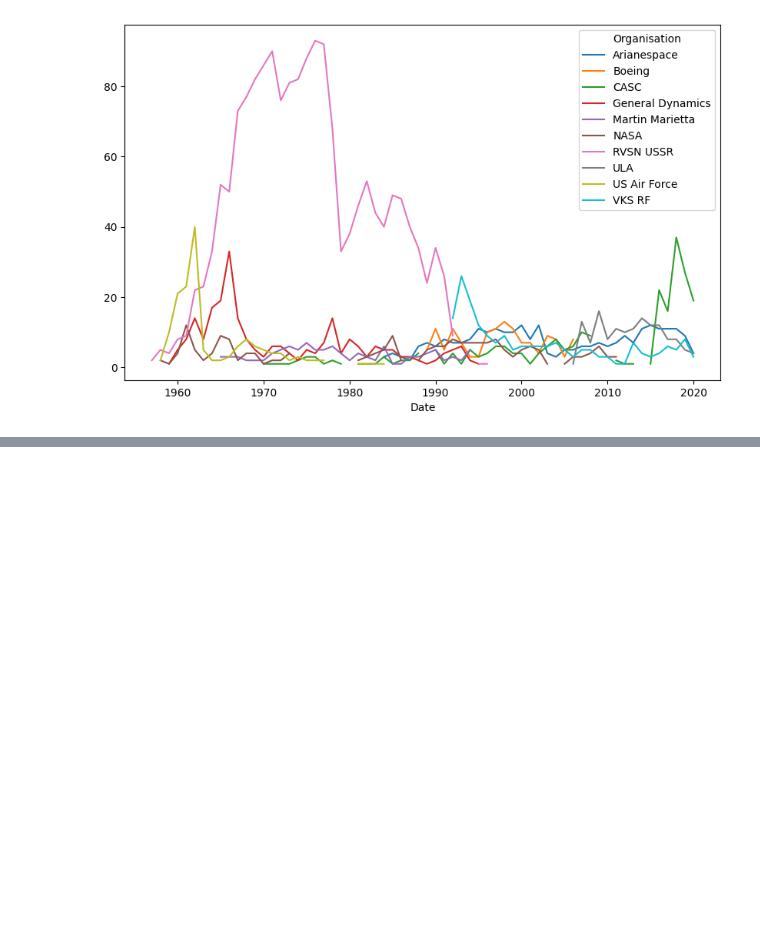
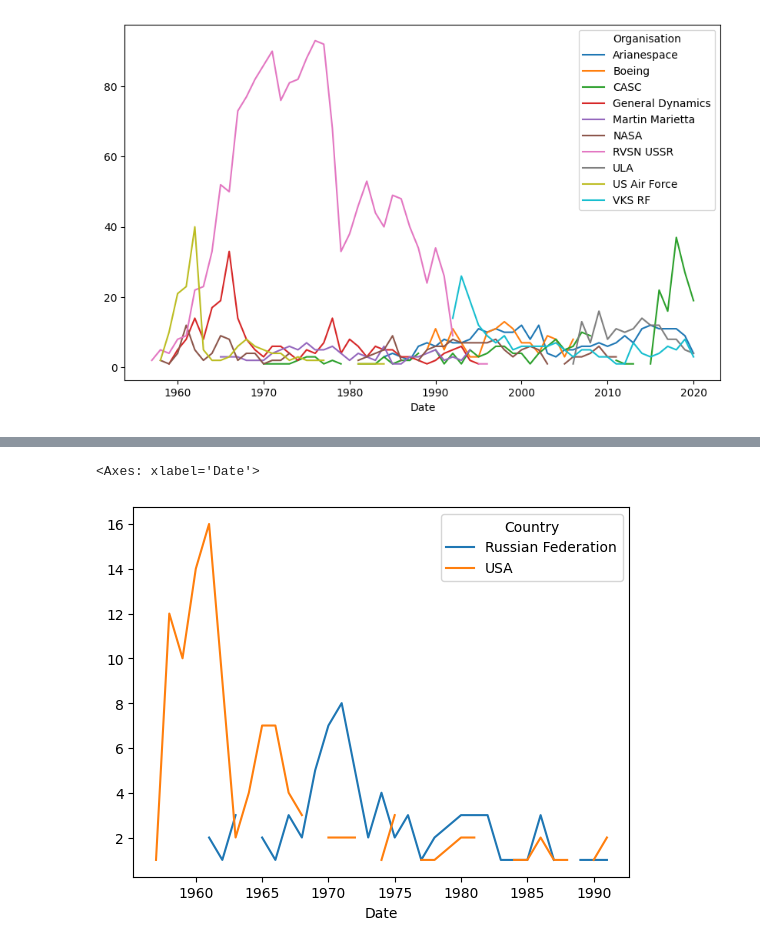
Before and after one commit to Response201/Python_Pro_Bootcamp_Day_16_to_100, a Jupyter notebook: Day 99-100/Project - Space Missions Analysis/Space_Missions_Analysis.ipynb, the cells around one changed output, grey strips where cells are left out. Drawn from its saved outputs; the diff is of its cells as text; code cells hidden in the pictures; blank space fills up the shorter version.

```diff
--- a/Day 99-100/Project - Space Missions Analysis/Space_Missions_Analysis.ipynb
+++ b/Day 99-100/Project - Space Missions Analysis/Space_Missions_Analysis.ipynb
@@ -359,0 +397,7 @@ top.groupby([top['Date'].dt.year,'Organisation']).size().unstack().plot(figsize=
+# %%
+fails=superpowers[superpowers['Mission_Status']!='Success']
+# %%
+fails.groupby([fails['Date'].dt.year,'Country']).size().unstack().plot()
+# %% [output]
+<Axes: xlabel='Date'>
+[figure, added]
```
Also changed, not shown: parts of 19 cells of this notebook.
